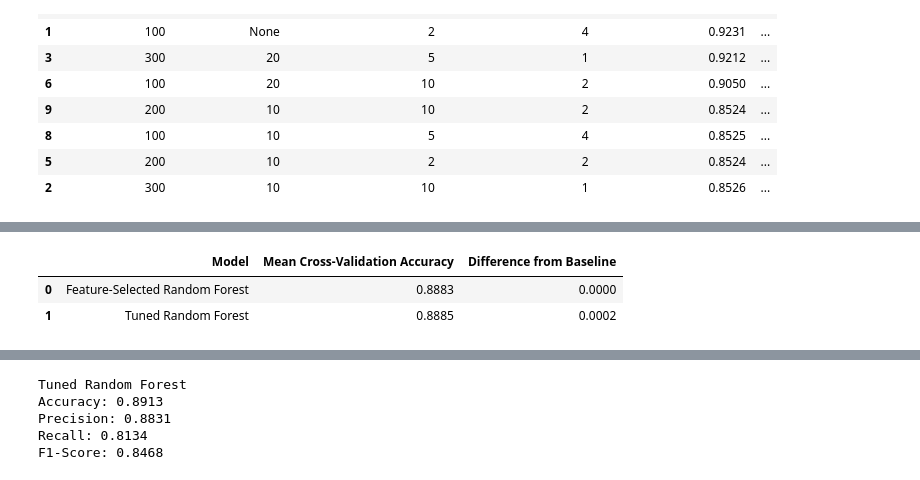
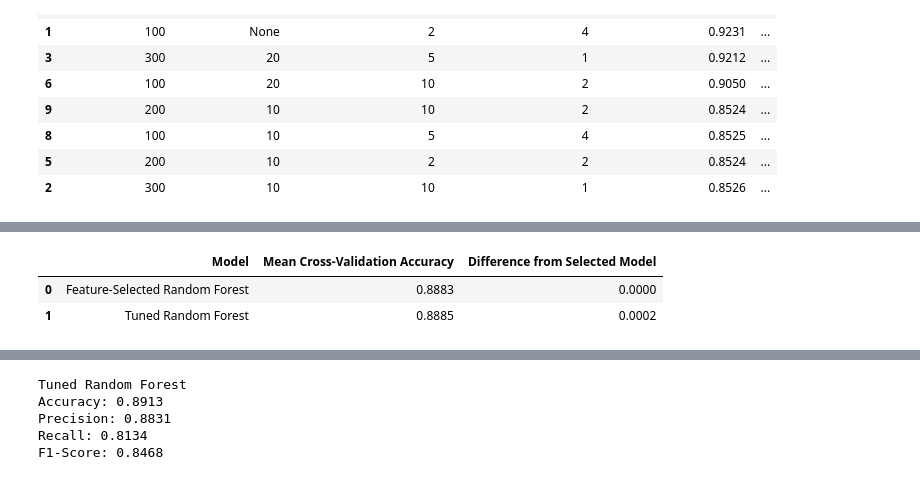
Before and after one commit to yixqinggg/mldp_hotel_booking_prediction, a Jupyter notebook: hotel_booking_cancellation_prediction.ipynb, the cells around one changed output, grey strips where cells are left out. Saved outputs shown, nothing was run; the diff lists cells and outputs as text; code cells hidden in the pictures.

```diff
--- a/hotel_booking_cancellation_prediction.ipynb
+++ b/hotel_booking_cancellation_prediction.ipynb
@@ -610,7 +638,7 @@ Testing Set: (35817, 246)
 ### 4.2 Train Model
 # %%
 # create the Logistic Regression model
-logr = LogisticRegression(random_state=2026, max_iter=1000)
+logr = LogisticRegression(random_state=2026, max_iter=5000)
 
 # train the logr model
 logr.fit(X_train, y_train)
@@ -1388,25 +1465,25 @@ The best-performing hyperparameter combination achieved a mean cross-validation
 # %%
 # compare cross-validation performance before and after tuning
 cv_comparison = pd.DataFrame({
     "Model": [
         "Feature-Selected Random Forest",
         "Tuned Random Forest"
     ],
     "Mean Cross-Validation Accuracy": [
         baseline_cv_accuracy,
         random_search.best_score_
     ]
 })
 
 # calculate the difference from the baseline model
-cv_comparison["Difference from Baseline"] = (
+cv_comparison["Difference from Selected Model"] = (
     cv_comparison["Mean Cross-Validation Accuracy"]
     - baseline_cv_accuracy
 )
 
 cv_comparison.round(4)
 # %% [output]
-|  | Model | Mean Cross-Validation Accuracy | Difference from Baseline |
+|  | Model | Mean Cross-Validation Accuracy | Difference from Selected Model |
 | 0 | Feature-Selected Random Forest | 0.8883 | 0.0000 |
 | 1 | Tuned Random Forest | 0.8885 | 0.0002 |
 # %% [markdown]
```
Also changed, not shown: parts of 62 cells of this notebook, 1 other file.
